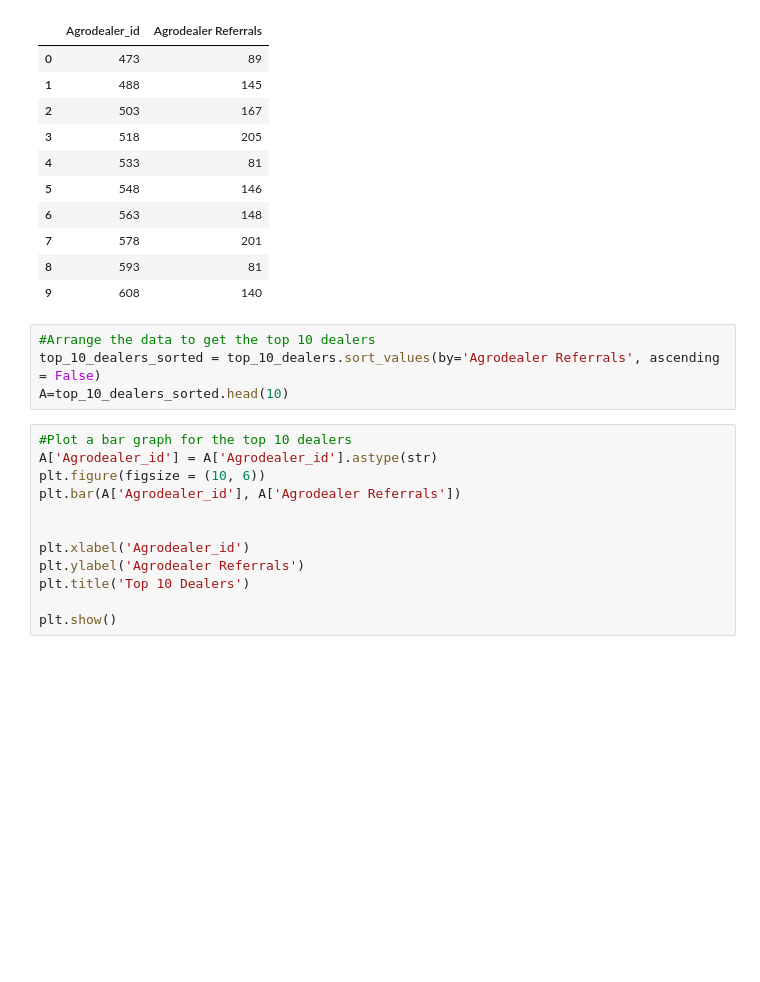
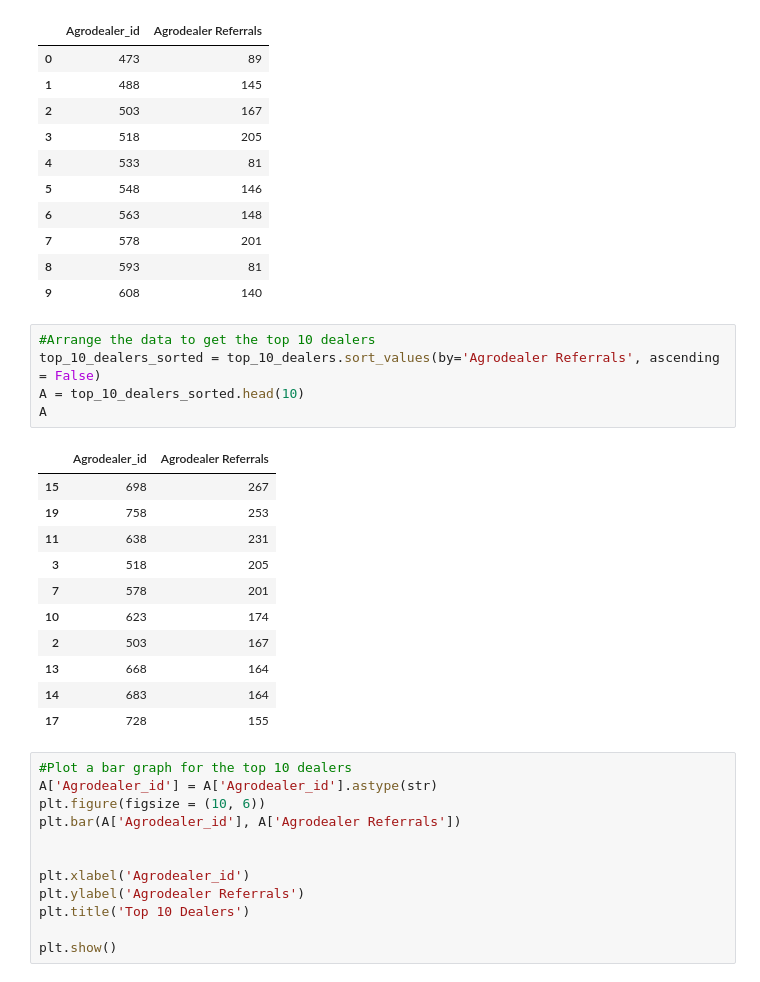
Before and after one commit to Veekits/Logistics-Time-Series, a Jupyter notebook: Logistics time series.ipynb, the cells around one changed output. Cells and saved outputs as stored; diff of their text form; blank space fills up the shorter version.

```diff
--- a/Logistics time series.ipynb
+++ b/Logistics time series.ipynb
@@ -49,7 +49,20 @@ top_10_dealers.head(10)
 # %%
 #Arrange the data to get the top 10 dealers
 top_10_dealers_sorted = top_10_dealers.sort_values(by='Agrodealer Referrals', ascending = False)
-A=top_10_dealers_sorted.head(10)
+A = top_10_dealers_sorted.head(10)
+A
+# %% [output]
+|  | Agrodealer_id | Agrodealer Referrals |
+| 15 | 698 | 267 |
+| 19 | 758 | 253 |
+| 11 | 638 | 231 |
+| 3 | 518 | 205 |
+| 7 | 578 | 201 |
+| 10 | 623 | 174 |
+| 2 | 503 | 167 |
+| 13 | 668 | 164 |
+| 14 | 683 | 164 |
+| 17 | 728 | 155 |
 # %%
 #Plot a bar graph for the top 10 dealers
 A['Agrodealer_id'] = A['Agrodealer_id'].astype(str)
```
Also changed, not shown: parts of 6 cells of this notebook.
